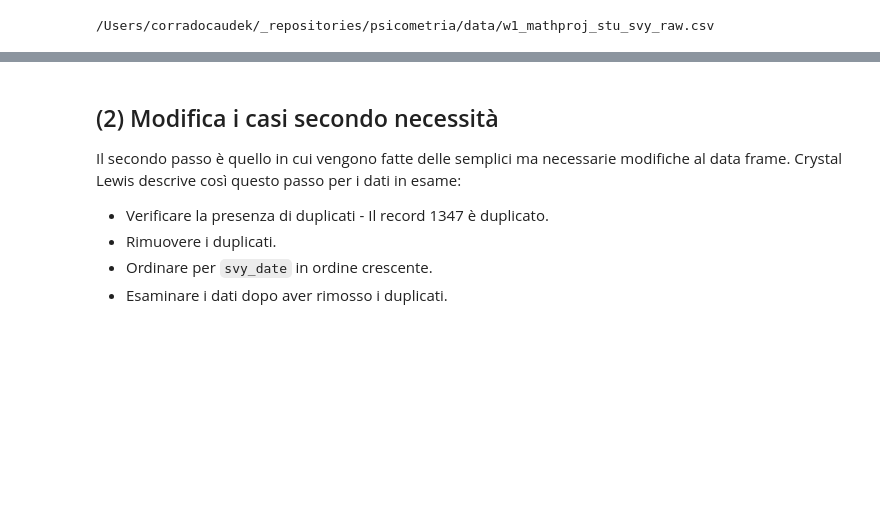
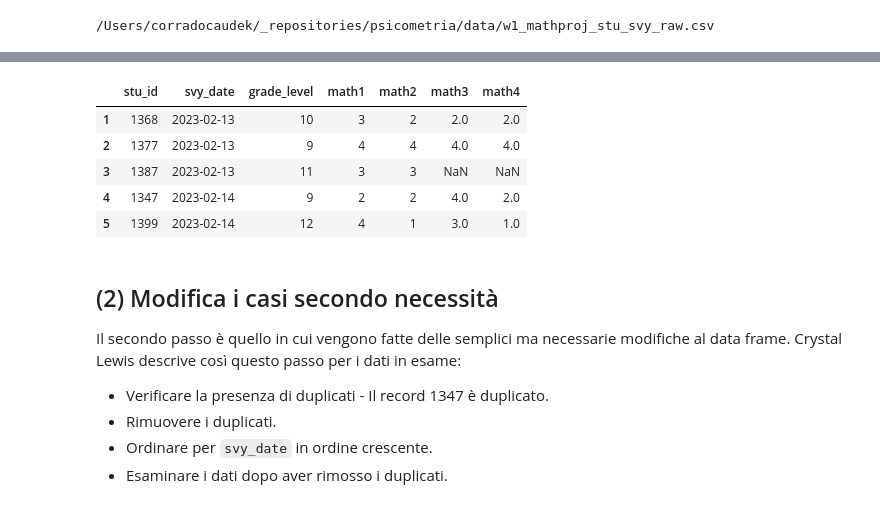
Before and after one commit to ccaudek/psicometria, a Jupyter notebook: chapters/eda/02_data_cleaning.ipynb, the cells around one changed output, grey strips where cells are left out. Cells and saved outputs as stored; diff of their text form; code cells hidden in the pictures; blank space fills up the shorter version.

```diff
--- a/chapters/eda/02_data_cleaning.ipynb
+++ b/chapters/eda/02_data_cleaning.ipynb
@@ -108,3 +115,12 @@ svy
+# %%
+svy.tail()
+# %% [output]
+|  | stu_id | svy_date | grade_level | math1 | math2 | math3 | math4 |
+| 1 | 1368 | 2023-02-13 | 10 | 3 | 2 | 2.0 | 2.0 |
+| 2 | 1377 | 2023-02-13 | 9 | 4 | 4 | 4.0 | 4.0 |
+| 3 | 1387 | 2023-02-13 | 11 | 3 | 3 | NaN | NaN |
+| 4 | 1347 | 2023-02-14 | 9 | 2 | 2 | 4.0 | 2.0 |
+| 5 | 1399 | 2023-02-14 | 12 | 4 | 1 | 3.0 | 1.0 |
 # %% [markdown]
 ## (2) Modifica i casi secondo necessità
 
```
Also changed, not shown: parts of 11 cells of this notebook, 40 other files.
